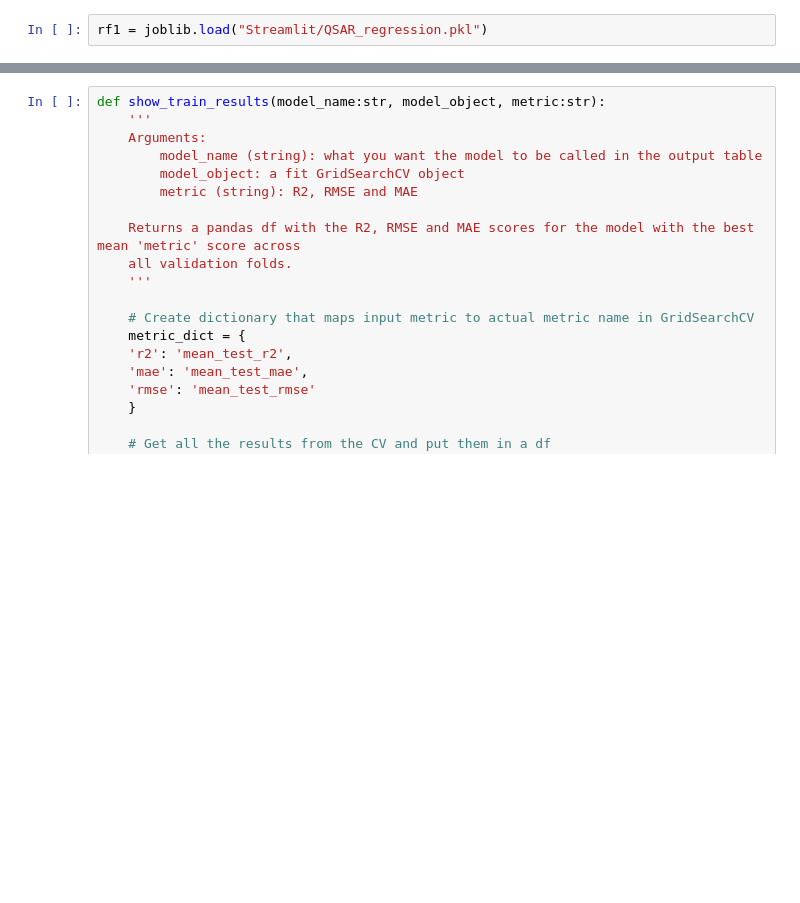
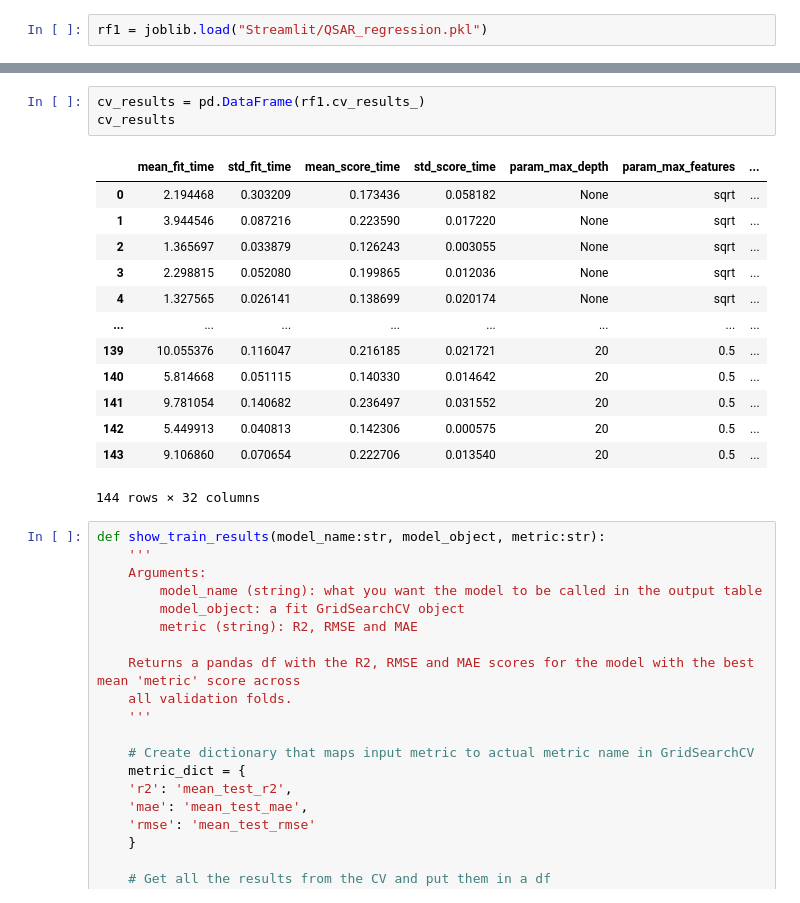
Before and after one commit to adaksourin-SA/QSAR-Modelling-of-AChE-Inhibitors, a Jupyter notebook: QSAR_Part_5.ipynb, the cells around one changed output, grey strips where cells are left out. Saved outputs shown, nothing was run; the diff lists cells and outputs as text; blank space fills up the shorter version.

```diff
--- a/QSAR_Part_5.ipynb
+++ b/QSAR_Part_5.ipynb
@@ -67,3 +105,20 @@ rf1 = joblib.load("Streamlit/QSAR_regression.pkl")
+# %%
+cv_results = pd.DataFrame(rf1.cv_results_)
+cv_results
+# %% [output]
+|  | mean_fit_time | std_fit_time | mean_score_time | std_score_time | param_max_depth | param_max_features | ... |
+| 0 | 2.194468 | 0.303209 | 0.173436 | 0.058182 | None | sqrt | ... |
+| 1 | 3.944546 | 0.087216 | 0.223590 | 0.017220 | None | sqrt | ... |
+| 2 | 1.365697 | 0.033879 | 0.126243 | 0.003055 | None | sqrt | ... |
+| 3 | 2.298815 | 0.052080 | 0.199865 | 0.012036 | None | sqrt | ... |
+| 4 | 1.327565 | 0.026141 | 0.138699 | 0.020174 | None | sqrt | ... |
+| ... | ... | ... | ... | ... | ... | ... | ... |
+| 139 | 10.055376 | 0.116047 | 0.216185 | 0.021721 | 20 | 0.5 | ... |
+| 140 | 5.814668 | 0.051115 | 0.140330 | 0.014642 | 20 | 0.5 | ... |
+| 141 | 9.781054 | 0.140682 | 0.236497 | 0.031552 | 20 | 0.5 | ... |
+| 142 | 5.449913 | 0.040813 | 0.142306 | 0.000575 | 20 | 0.5 | ... |
+| 143 | 9.106860 | 0.070654 | 0.222706 | 0.013540 | 20 | 0.5 | ... |
+144 rows × 32 columns
 # %%
 def show_train_results(model_name:str, model_object, metric:str):
     '''
```
Also changed, not shown: parts of 9 cells of this notebook, 3 other files.
